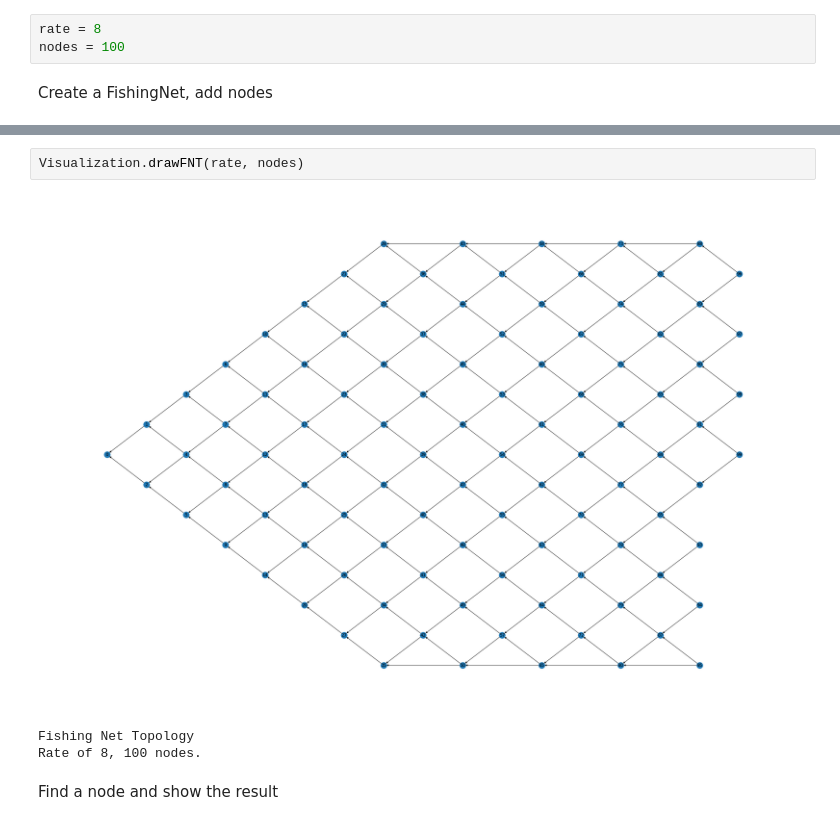
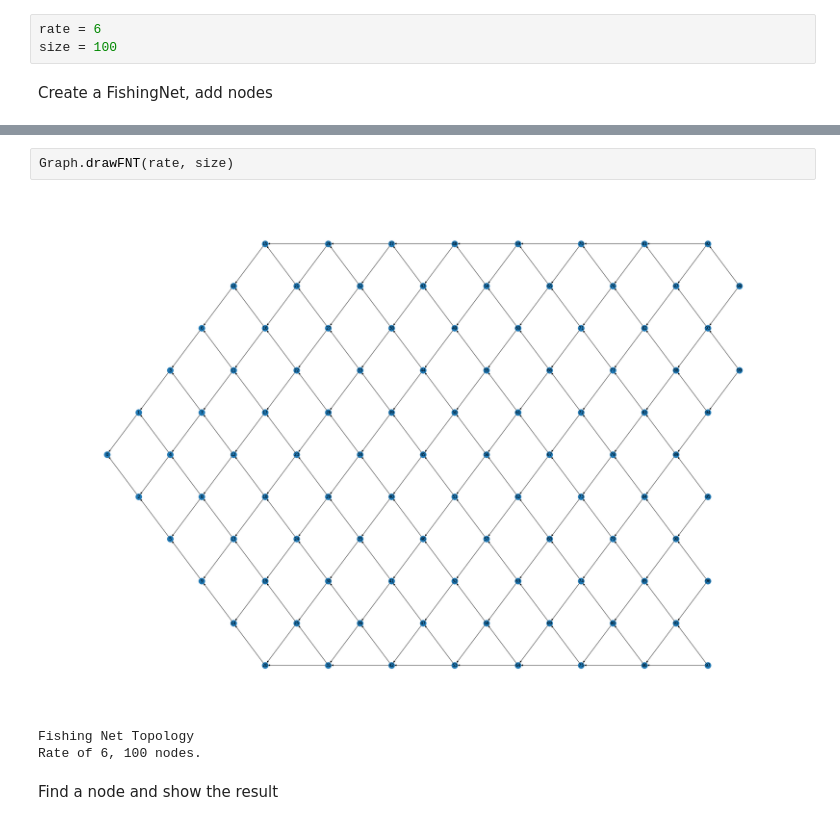
Before and after one commit to Hongwei-Z/FishingNetTopology, a Jupyter notebook: Test.ipynb, the cells around one changed output, grey strips where cells are left out. Drawn from its saved outputs; the diff is of its cells as text.

```diff
--- a/Test.ipynb
+++ b/Test.ipynb
@@ -8,8 +8,8 @@ from datetime import datetime
 # %% [markdown]
 Define rate and number of nodes
 # %%
-rate = 8
-nodes = 100
+rate = 6
+size = 100
 # %% [markdown]
 Create a FishingNet, add nodes
 # %%
@@ -38,9 +38,9 @@ Node 99, 58f58ee0bdccf2914cd45d037425b89a, 2022-02-21 10:39:40.995080, Tips: [91
 # %%
-Visualization.drawFNT(rate, nodes)
+Graph.drawFNT(rate, size)
 # %% [output]
-[figure, old version]
+[figure, new version]
 Fishing Net Topology
-Rate of 8, 100 nodes.
+Rate of 6, 100 nodes.
 # %% [markdown]
 Find a node and show the result
 # %%
```
Also changed, not shown: parts of 13 cells of this notebook, 2 other files.
